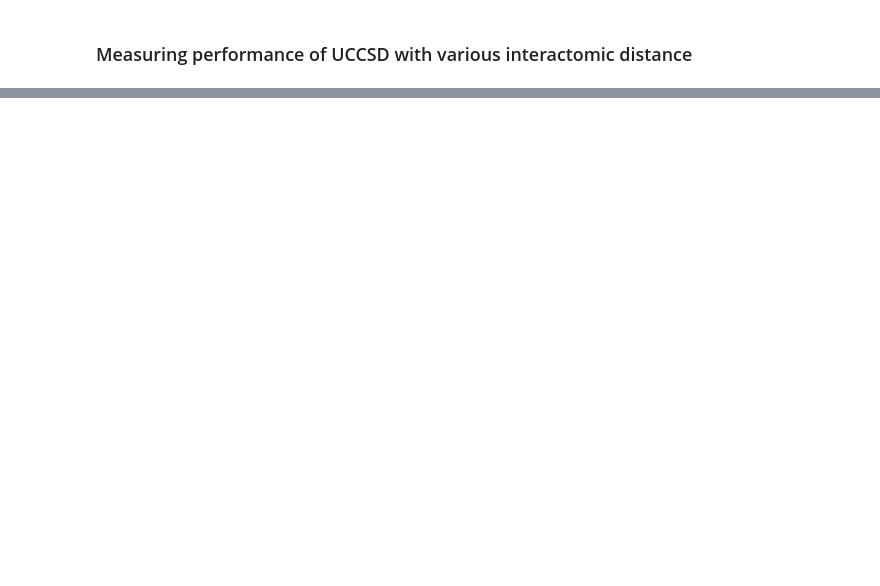
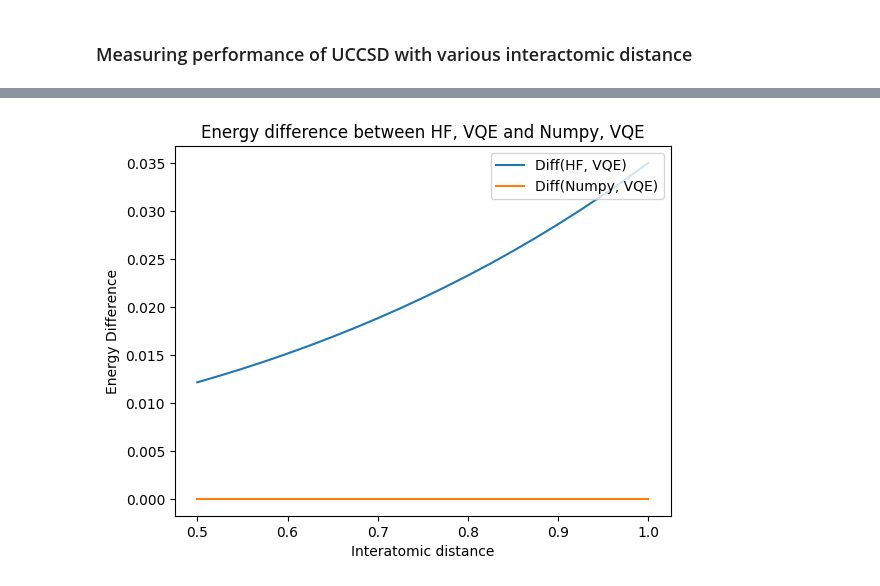
Before and after one commit to souravdatta/qcml_project, a Jupyter notebook: h2_ground_state_1.ipynb, the cells around one changed output, grey strips where cells are left out. Drawn from its saved outputs; the diff is of its cells as text; code cells hidden in the pictures; blank space fills up the shorter version.

```diff
--- a/h2_ground_state_1.ipynb
+++ b/h2_ground_state_1.ipynb
@@ -124,0 +216,10 @@ Wall time: 303 ms
+# %%
+plt.plot(distances, np.subtract(hf_energies, energies), label="Diff(HF, VQE)")
+plt.plot(distances, np.subtract(np_energies, energies), label="Diff(Numpy, VQE)")
+plt.xlabel("Interatomic distance")
+plt.ylabel("Energy Difference")
+plt.title("Energy difference between HF, VQE and Numpy, VQE")
+plt.legend(loc="upper right")
+plt.show()
+# %% [output]
+[figure, added]
```
Also changed, not shown: parts of 11 cells of this notebook.
